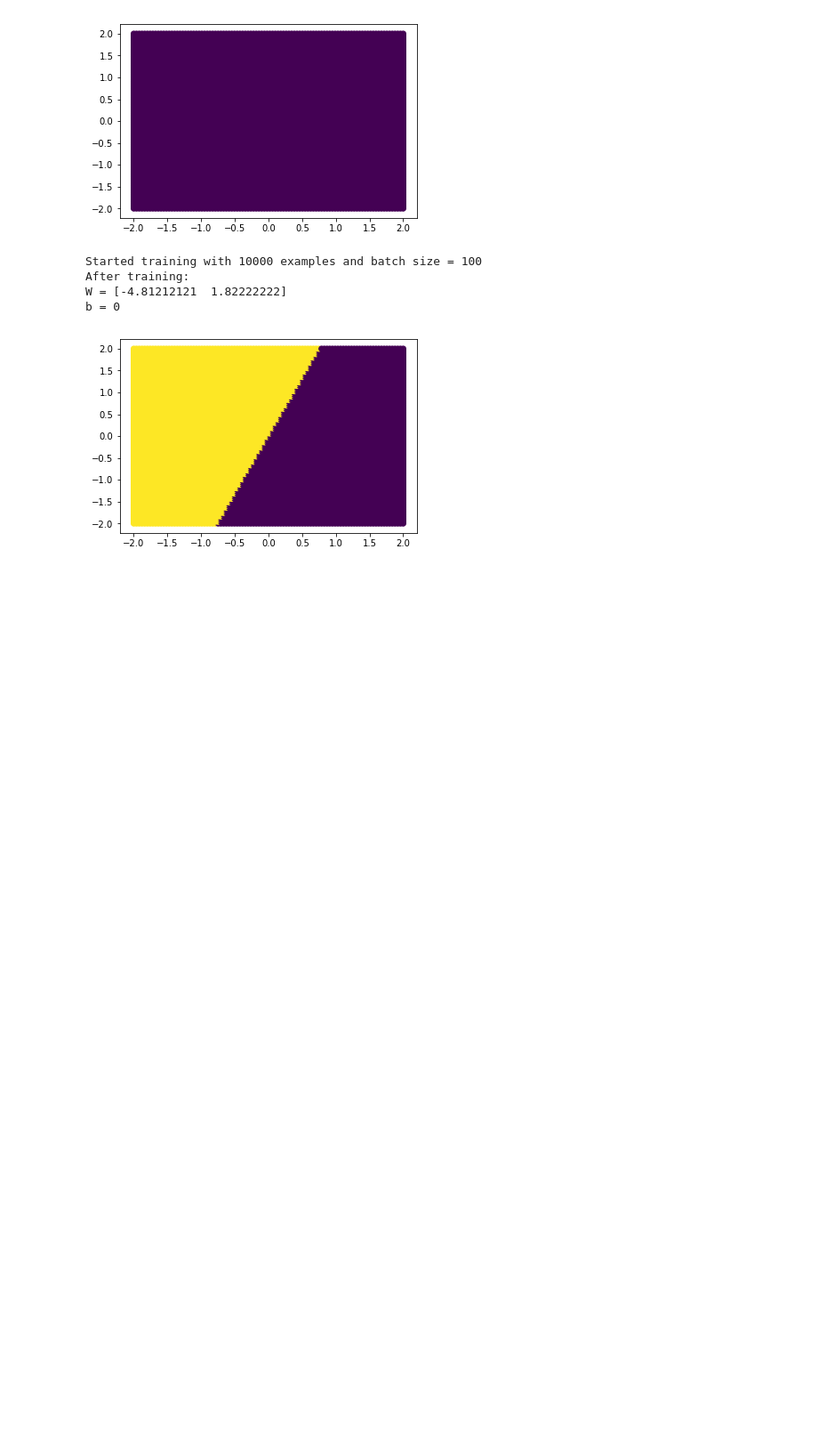
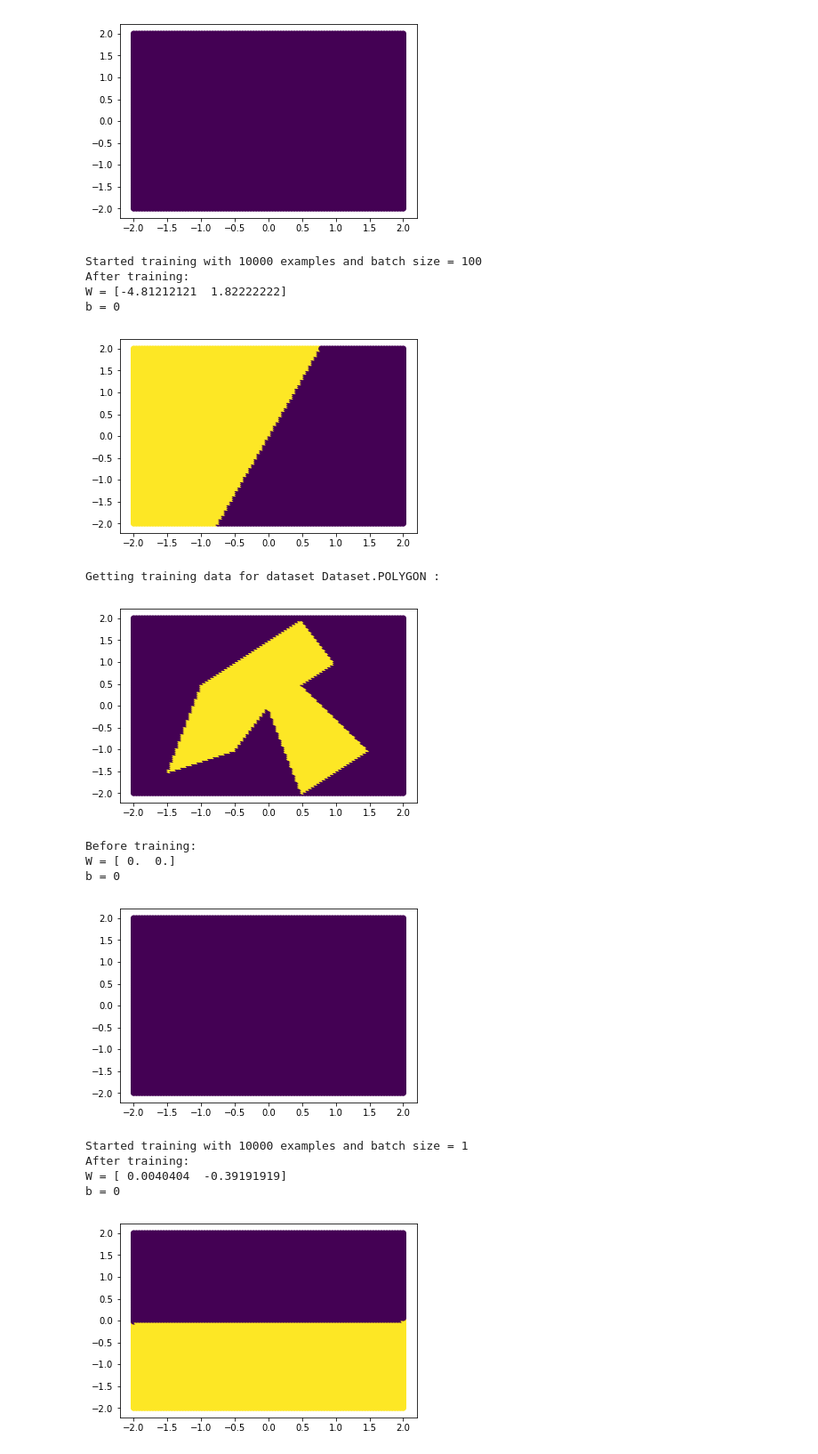
Before and after one commit to BartyzalRadek/neuroinformatics-course, a Jupyter notebook: Perceptron.ipynb, the cells around one changed output. Shown: that part at 89% size. Drawn from its saved outputs; the diff is of its cells as text; code cells hidden in the pictures; blank space fills up the shorter version.

Commit message:
Added polygon testing.

```diff
--- a/Perceptron.ipynb
+++ b/Perceptron.ipynb
@@ -198,3 +198,19 @@ After training:
 W = [-4.81212121  1.82222222]
 b = 0
 [figure]
+# %%
+xs, ys = get_train_data(Dataset.POLYGON, 10000, plot_data=True)
+p = Perceptron(learn_rate=0.1)
+p.update_w(xs=xs, ys=ys, batch_size=1)
+# %% [output]
+Getting training data for dataset Dataset.POLYGON :
+[figure, added]
+Before training:
+W = [ 0.  0.]
+b = 0
+[figure, added]
+Started training with 10000 examples and batch size = 1
+After training:
+W = [ 0.0040404  -0.39191919]
+b = 0
+[figure, added]
```
